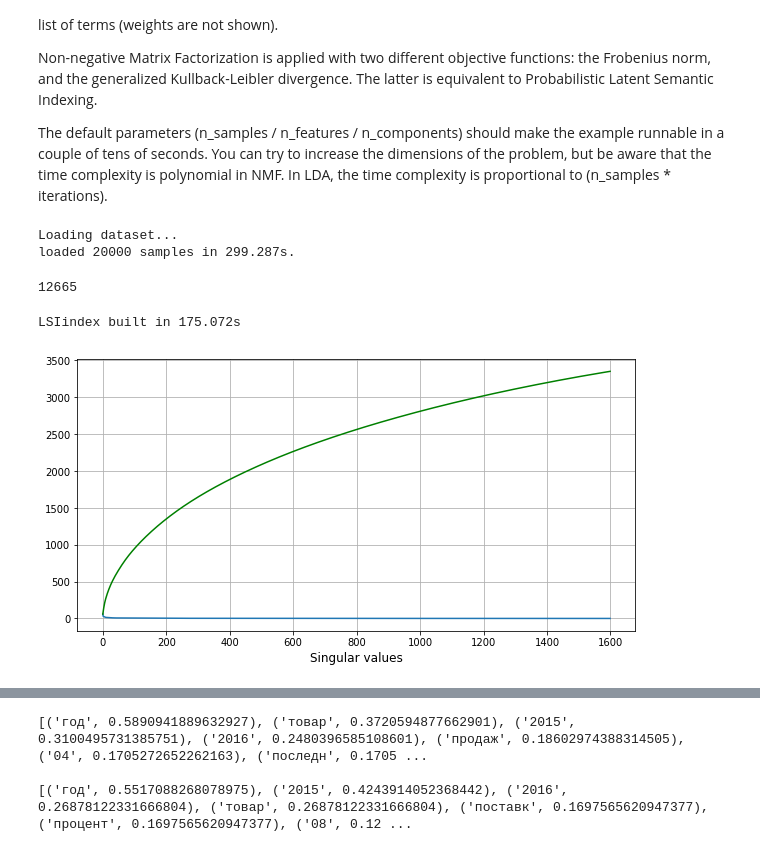
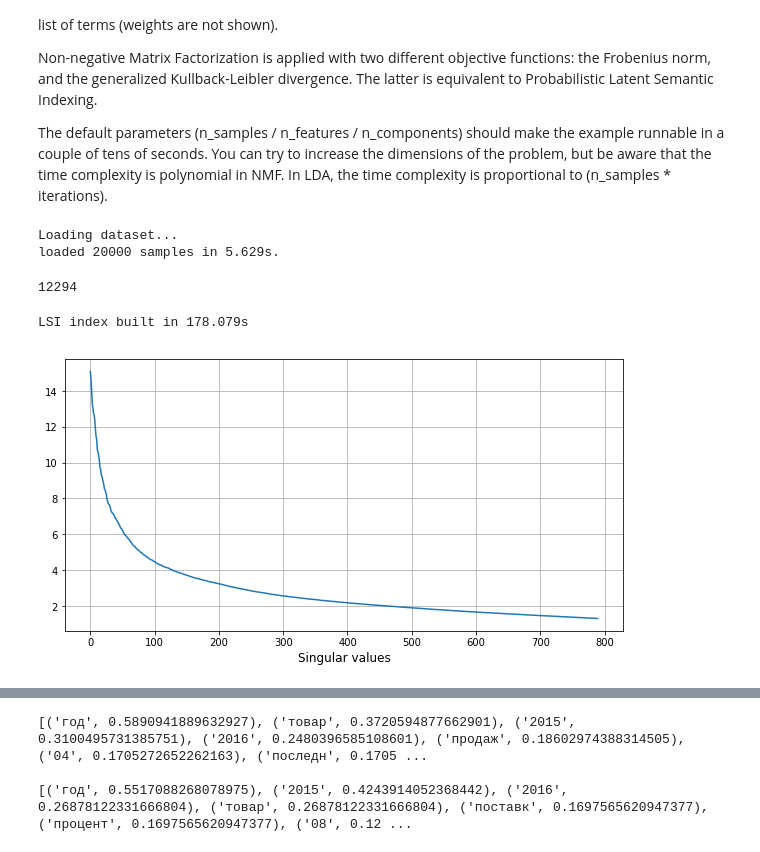
Before and after one commit to aekrylov/itis-thesis-code, a Jupyter notebook: lsi.ipynb, the cells around one changed output, grey strips where cells are left out. Saved outputs shown, nothing was run; the diff lists cells and outputs as text; code cells hidden in the pictures.

```diff
--- a/lsi.ipynb
+++ b/lsi.ipynb
@@ -41,11 +41,11 @@ n_topics = 400
 
 print("Loading dataset...")
 t0 = time()
-data_samples = list(itertools.islice(parse_all("./out/docs_simple2"), n_samples))
+data_samples = list(itertools.islice(parse_all("./out/docs_simple2", from_cache=True), n_samples))
 print("loaded %d samples in %0.3fs." % (len(data_samples), time() - t0))
 # %% [output]
 Loading dataset...
-loaded 20000 samples in 299.287s.
+loaded 20000 samples in 5.629s.
 # %%
 from collections import defaultdict
 
@@ -79,30 +79,30 @@ dictionary = corpora.Dictionary(texts)
 dictionary.filter_extremes(no_below=10, no_above=0.66)
 print(len(dictionary))
 # %% [output]
-12665
+12294
 # %%
 corpus = [dictionary.doc2bow(text) for text in texts]
 tfidf = models.TfidfModel(corpus, smartirs='nnc')
 corpus_tfidf = tfidf[corpus]
 # %%
 t0 = time()
-lsi = models.LsiModel(corpus_tfidf, id2word=dictionary, num_topics=n_topics)
+lsi = models.LsiModel(corpus_tfidf, id2word=dictionary, num_topics=n_topics*2)
 index = similarities.MatrixSimilarity(lsi[corpus_tfidf]) # transform corpus to LSI space and index it
-print("LSIindex built in %.3fs" % (time()-t0))
+print("LSI index built in %.3fs" % (time()-t0))
 # %% [output]
-LSIindex built in 175.072s
+LSI index built in 178.079s
 # %%
 s = lsi.projection.s
 
 import matplotlib.pyplot as plt
 plt.figure(figsize=(10,5))
-plt.plot(s[:])
-plt.plot(np.cumsum(s[:]), c='green')
+plt.plot(s[10:])
+#plt.plot(np.cumsum(s[:]), c='green')
 plt.xlabel('Singular values', fontsize=12)
 plt.grid(True, 'both')
 plt.show()
 # %% [output]
-[figure, old version]
+[figure, new version]
 # %%
 lsi.print_topics(20,30)
 # %% [output]
```
Also changed, not shown: parts of 4 cells of this notebook, 1 other file.
